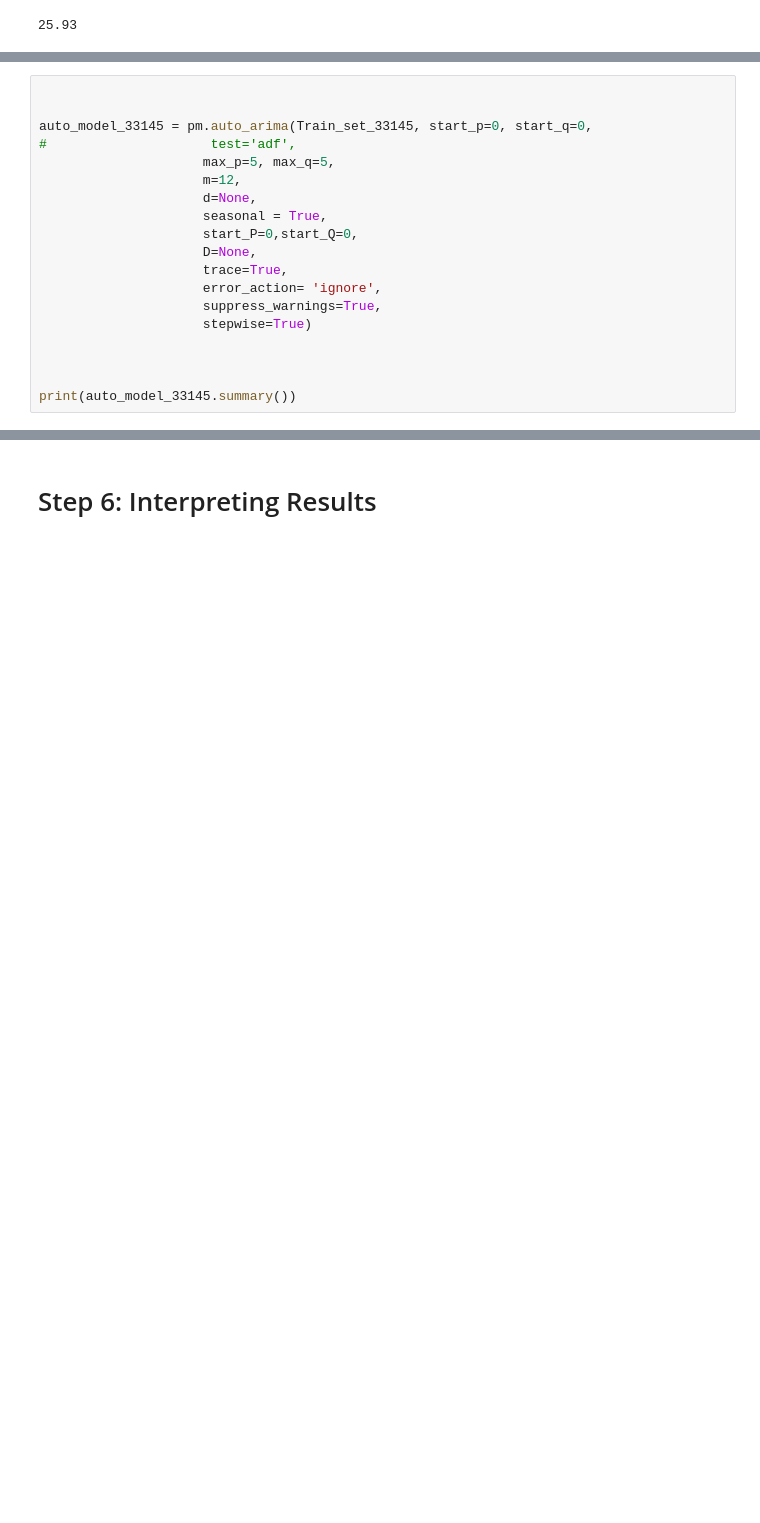
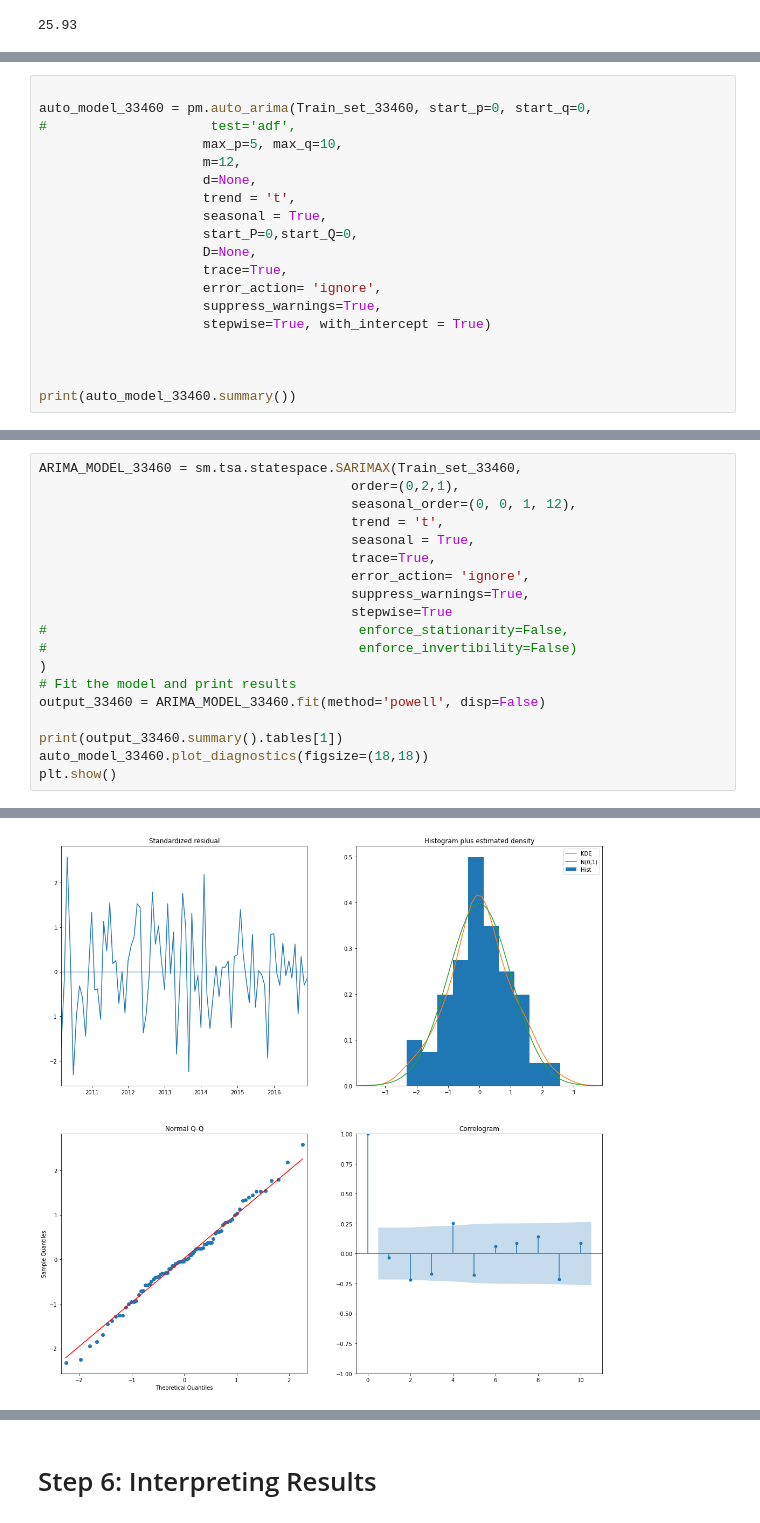
Before and after one commit to learn-co-curriculum/dsc-phase-4-choosing-a-dataset, a Jupyter notebook: time-series/starter_notebook.ipynb, the cells around one changed output, grey strips where cells are left out. Saved outputs shown, nothing was run; the diff lists cells and outputs as text; blank space fills up the shorter version.

```diff
--- a/time-series/starter_notebook.ipynb
+++ b/time-series/starter_notebook.ipynb
@@ -941,19 +933,19 @@ round(five_yr_return_33056[0],2)
 # %%
 
-
-auto_model_33145 = pm.auto_arima(Train_set_33145, start_p=0, start_q=0,
+auto_model_33460 = pm.auto_arima(Train_set_33460, start_p=0, start_q=0,
 #                     test='adf',
-                     max_p=5, max_q=5,
+                     max_p=5, max_q=10,
                      m=12,
                      d=None,
+                     trend = 't',
                      seasonal = True,
                      start_P=0,start_Q=0,
                      D=None,
                      trace=True,
                      error_action= 'ignore',
                      suppress_warnings=True,
-                     stepwise=True)
+                     stepwise=True, with_intercept = True)
 
 
 
-print(auto_model_33145.summary())
+print(auto_model_33460.summary())
@@ -959,0 +970,20 @@ print(auto_model_33145.summary())
+# %%
+ARIMA_MODEL_33460 = sm.tsa.statespace.SARIMAX(Train_set_33460,
+                                        order=(0,2,1),
+                                        seasonal_order=(0, 0, 1, 12),
+                                        trend = 't',
+                                        seasonal = True,
+                                        trace=True,
+                                        error_action= 'ignore',
+                                        suppress_warnings=True,
+                                        stepwise=True
+#                                        enforce_stationarity=False,
+#                                        enforce_invertibility=False)
+)
+# Fit the model and print results
+output_33460 = ARIMA_MODEL_33460.fit(method='powell', disp=False)
+
+print(output_33460.summary().tables[1])
+auto_model_33460.plot_diagnostics(figsize=(18,18))
+plt.show()
+# %% [output]
@@ -959,0 +998 @@ print(auto_model_33145.summary())
+[figure, added]
```
Also changed, not shown: parts of 29 cells of this notebook.
